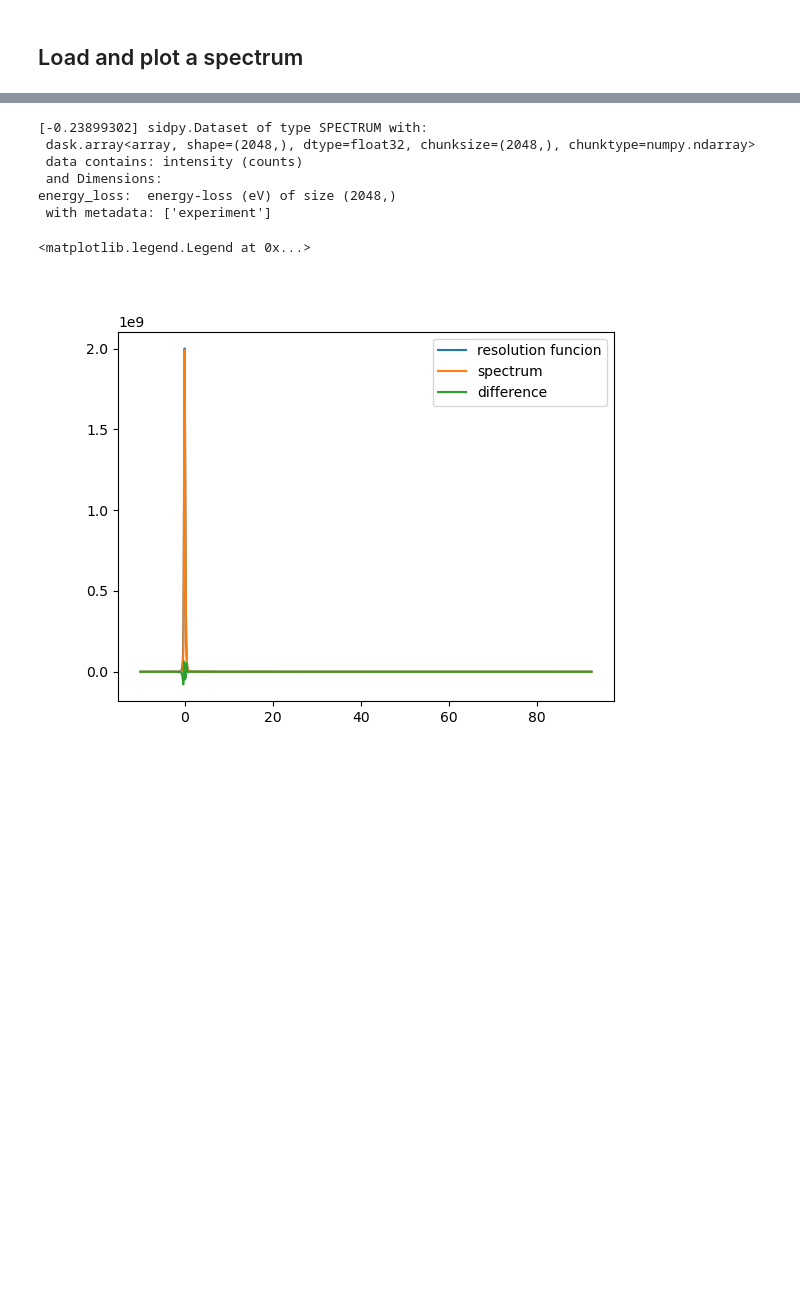
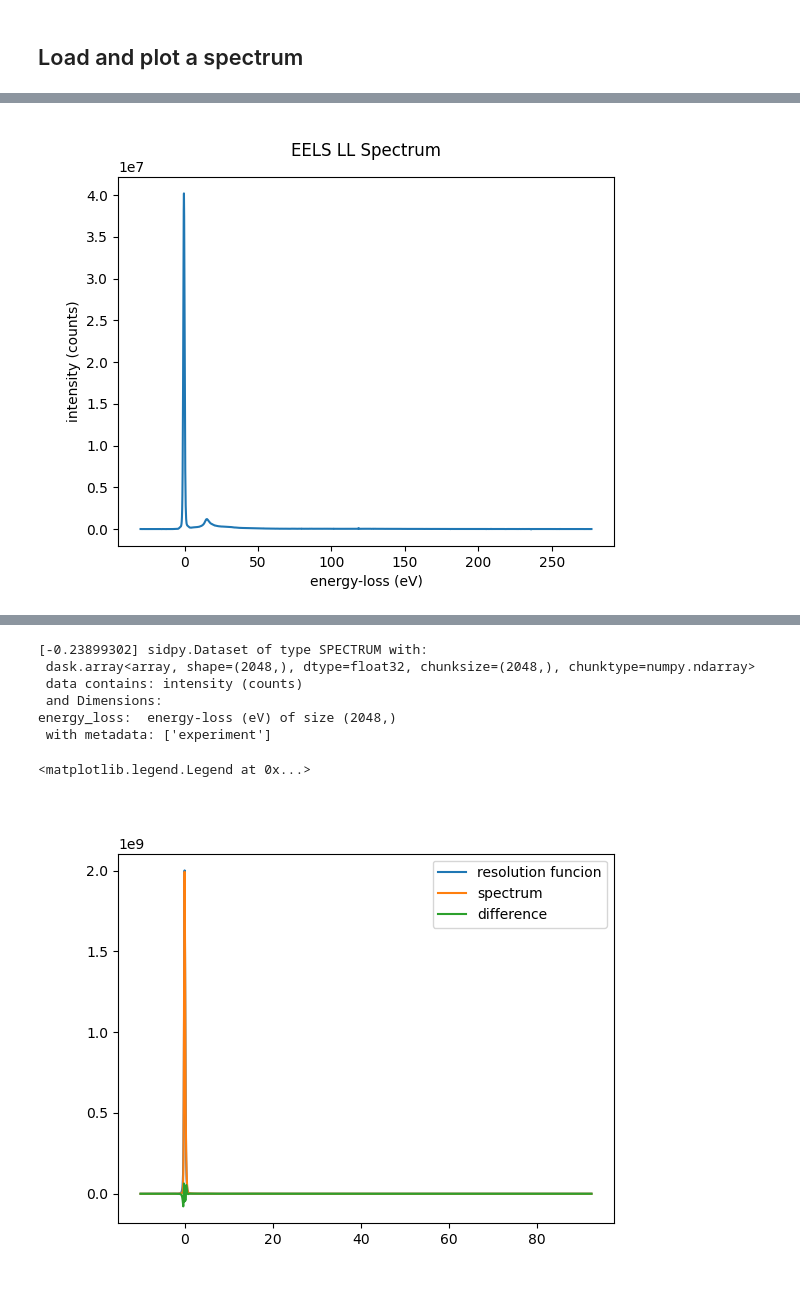
Before and after one commit to pycroscopy/pyTEMlib, a Jupyter notebook: notebooks/Spectroscopy/Analyse_EELS.ipynb, the cells around one changed output, grey strips where cells are left out. Drawn from its saved outputs; the diff is of its cells as text; code cells hidden in the pictures; blank space fills up the shorter version.

```diff
--- a/notebooks/Spectroscopy/Analyse_EELS.ipynb
+++ b/notebooks/Spectroscopy/Analyse_EELS.ipynb
@@ -1564,0 +116,6 @@ $$\frac{\partial^2 P}{(\partial E \partial \Omega) }= t*  \frac{e}{\pi^2 a_0 m_0
+# %%
+main_dataset = file_widget.selected_dataset
+# plt.close('all')
+view = main_dataset.plot()
+# %% [output]
+[figure, added]
```
Also changed, not shown: parts of 140 cells of this notebook, 18 other files.
